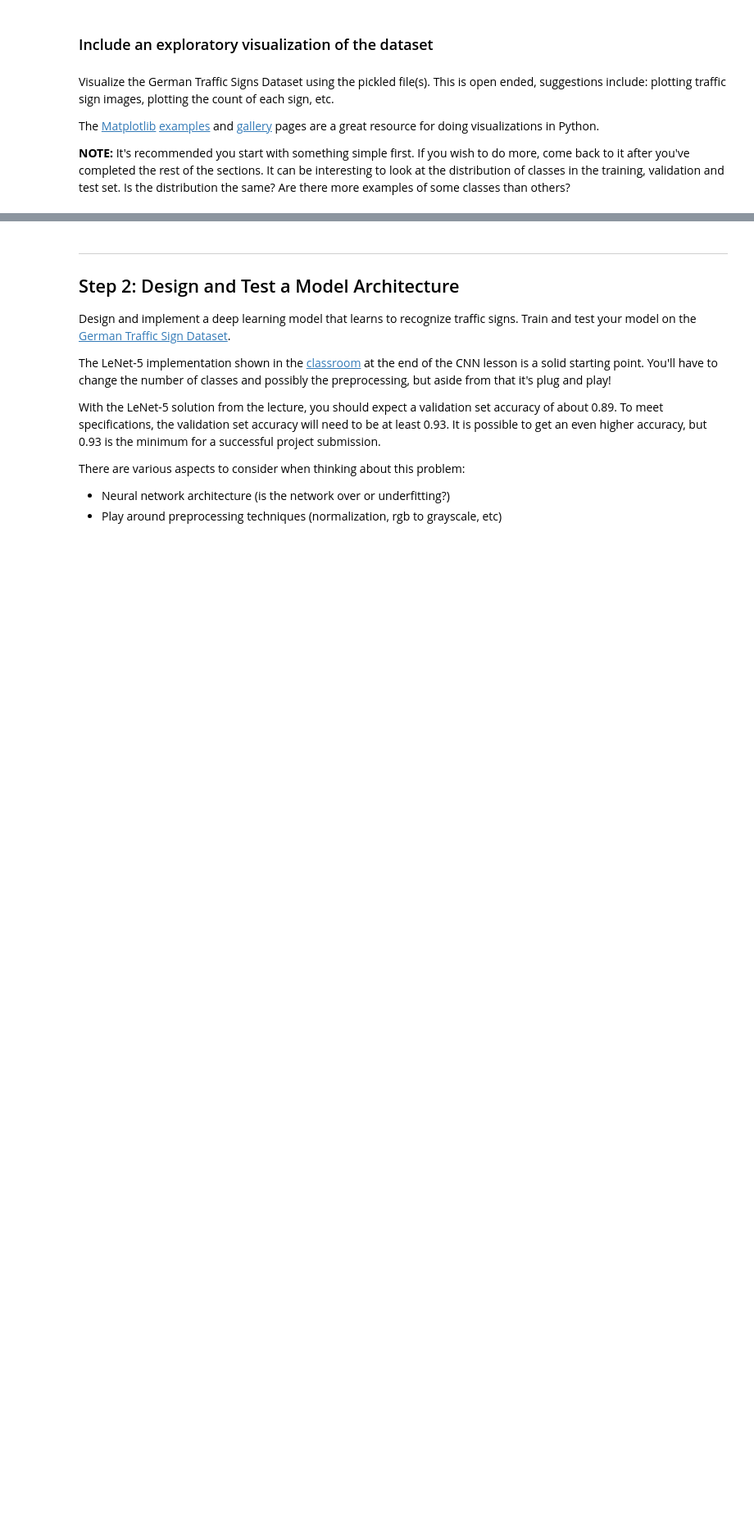
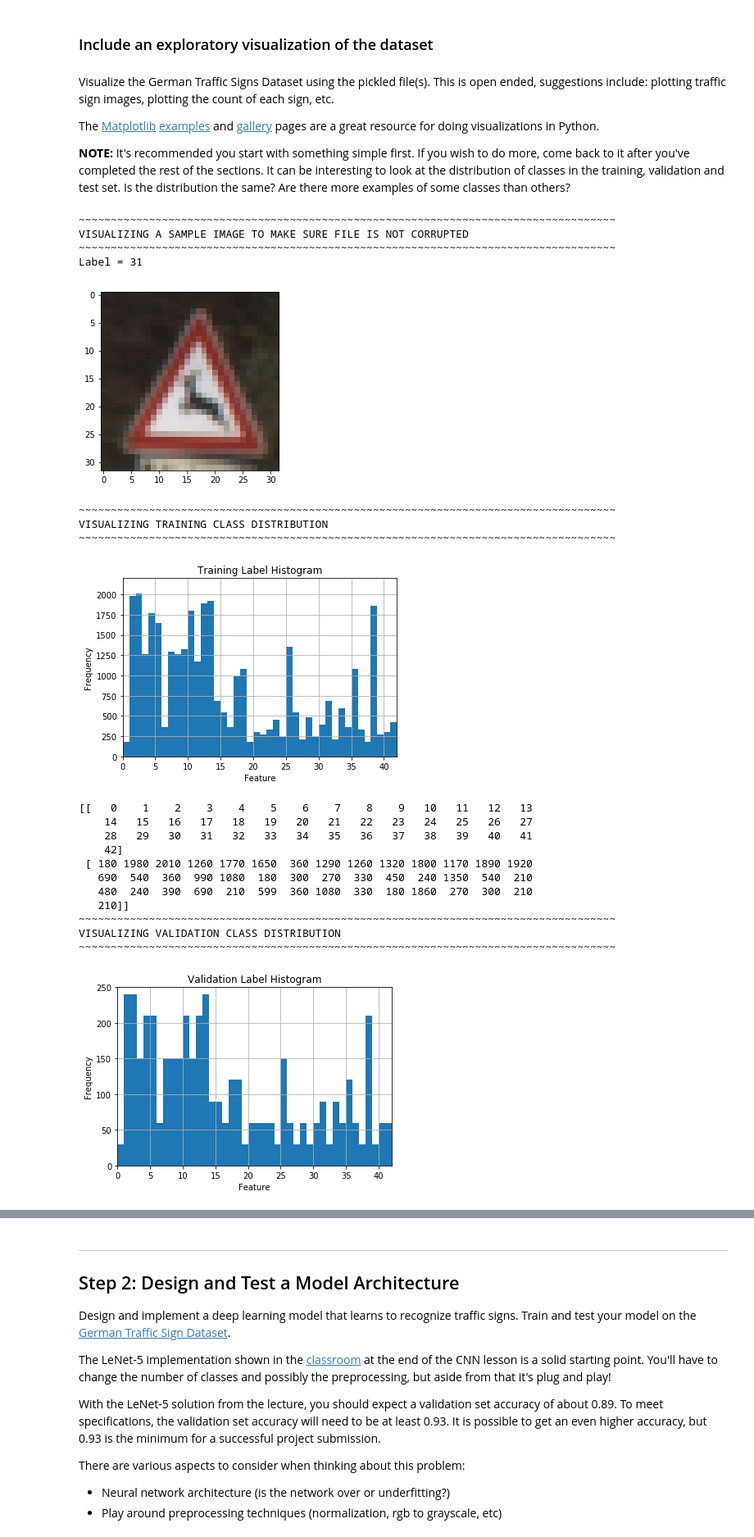
Before and after one commit to smoort/CarND-Traffic-Sign-Classifier-Project, a Jupyter notebook: Traffic_Sign_Classifier.ipynb, the cells around one changed output, grey strips where cells are left out. Shown at 82% size. Saved outputs shown, nothing was run; the diff lists cells and outputs as text; code cells hidden in the pictures; blank space fills up the shorter version.

```diff
--- a/Traffic_Sign_Classifier.ipynb
+++ b/Traffic_Sign_Classifier.ipynb
@@ -139,7 +159,7 @@ n, bins, patches = plt.hist(y_train, bins=42)
 plt.title("Training Label Histogram")
 plt.xlabel("Feature")
 plt.ylabel("Frequency")
-plt.axis([0, 43, 0, 2200])
+plt.axis([0, 42, 0, 2200])
 plt.grid(True)
 plt.show()
 
@@ -154,7 +174,7 @@ n, bins, patches = plt.hist(y_valid, bins=42)
 plt.title("Validation Label Histogram")
 plt.xlabel("Feature")
 plt.ylabel("Frequency")
-plt.axis([0, 43, 0, 250])
+plt.axis([0, 42, 0, 250])
 plt.grid(True)
 plt.show()
 
@@ -170,30 +190,52 @@ train_labels = np.unique(y_train)
 test_labels = np.unique(y_test)
 label_check = train_labels - test_labels
 print('Training labels are ', train_labels)
 print('Training labels are ', test_labels)
 
 label_quality = True
 for x in label_check :
     if x > 0 :
         print('Training dataset has more labels')
         label_quality = False
     if x < 0 :
         print('Testing dataset has more labels')
         label_quality = False
 
 x = train_labels
 y = test_labels
 data = np.vstack([x, y]).T
 bins = np.linspace(0, 42)
 
 plt1.hist(data, bins, alpha=0.7, label=['train label', 'test label'])
 plt1.legend(loc='upper right')
 plt1.show()
 
 print('**********************************************************')
 if label_quality :
     print('GOOD NEWS : Training and Testing datasets have same labels')
 else :
     print('BAD NEWS : Training and Testing datasets have different labels')
 
     print('**********************************************************')
+# %% [output]
+~~~~~~~~~~~~~~~~~~~~~~~~~~~~~~~~~~~~~~~~~~~~~~~~~~~~~~~~~~~~~~~~~~~~~~~~~~~~~~~~~~~~
+VISUALIZING A SAMPLE IMAGE TO MAKE SURE FILE IS NOT CORRUPTED
+~~~~~~~~~~~~~~~~~~~~~~~~~~~~~~~~~~~~~~~~~~~~~~~~~~~~~~~~~~~~~~~~~~~~~~~~~~~~~~~~~~~~
+Label = 31
+[figure, added]
+~~~~~~~~~~~~~~~~~~~~~~~~~~~~~~~~~~~~~~~~~~~~~~~~~~~~~~~~~~~~~~~~~~~~~~~~~~~~~~~~~~~~
+VISUALIZING TRAINING CLASS DISTRIBUTION
+~~~~~~~~~~~~~~~~~~~~~~~~~~~~~~~~~~~~~~~~~~~~~~~~~~~~~~~~~~~~~~~~~~~~~~~~~~~~~~~~~~~~
+[figure, added]
+[[   0    1    2    3    4    5    6    7    8    9   10   11   12   13
+    14   15   16   17   18   19   20   21   22   23   24   25   26   27
+    28   29   30   31   32   33   34   35   36   37   38   39   40   41
+    42]
+ [ 180 1980 2010 1260 1770 1650  360 1290 1260 1320 1800 1170 1890 1920
+   690  540  360  990 1080  180  300  270  330  450  240 1350  540  210
+   480  240  390  690  210  599  360 1080  330  180 1860  270  300  210
+   210]]
+~~~~~~~~~~~~~~~~~~~~~~~~~~~~~~~~~~~~~~~~~~~~~~~~~~~~~~~~~~~~~~~~~~~~~~~~~~~~~~~~~~~~
+VISUALIZING VALIDATION CLASS DISTRIBUTION
+~~~~~~~~~~~~~~~~~~~~~~~~~~~~~~~~~~~~~~~~~~~~~~~~~~~~~~~~~~~~~~~~~~~~~~~~~~~~~~~~~~~~
+[figure, added]
```
Also changed, not shown: parts of 19 cells of this notebook, 3 other files.
